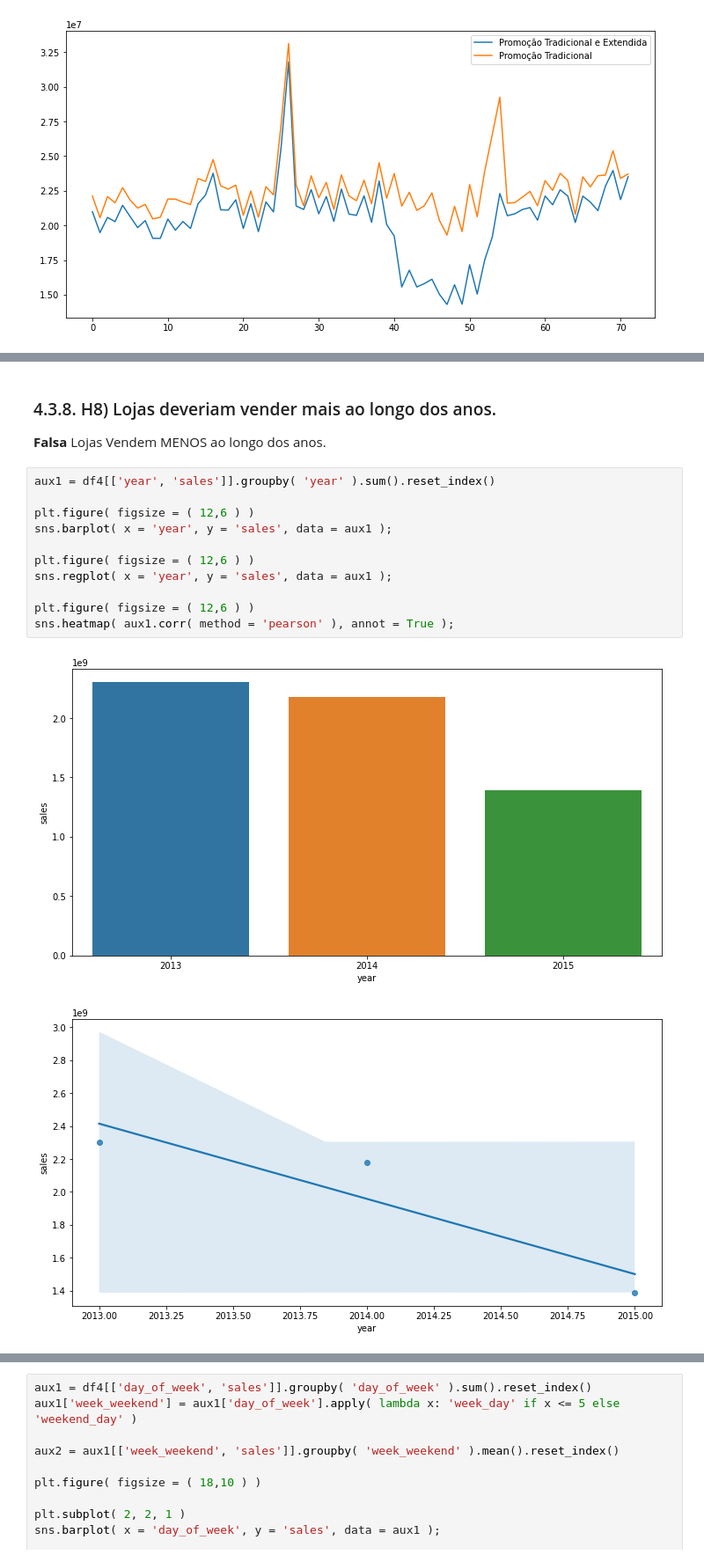
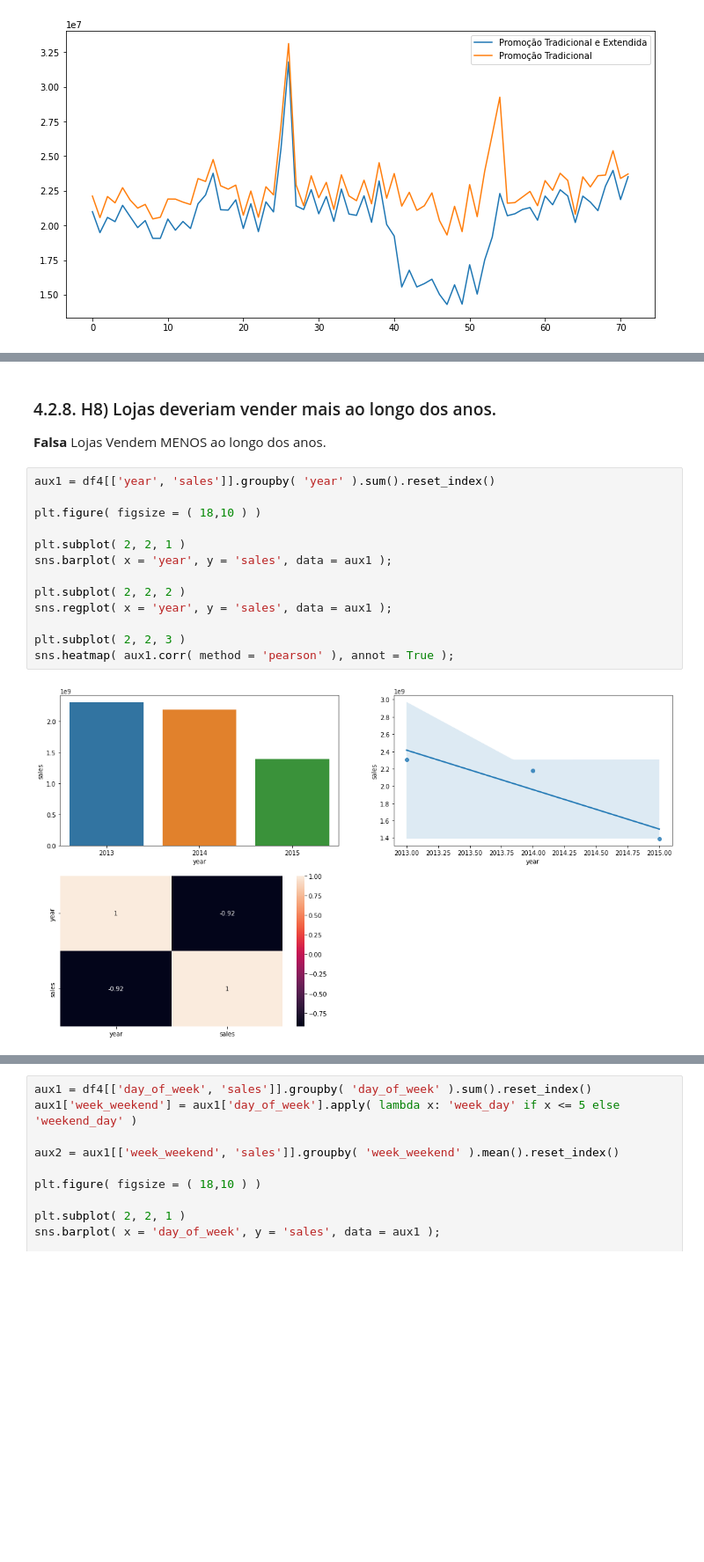
Before and after one commit to cristiandaco/rossmann_project, a Jupyter notebook: 03_Analise_exploratoria_Rossmann.ipynb, the cells around one changed output, grey strips where cells are left out. Shown at 88% size. Saved outputs shown, nothing was run; the diff lists cells and outputs as text; blank space fills up the shorter version.

```diff
--- a/03_Analise_exploratoria_Rossmann.ipynb
+++ b/03_Analise_exploratoria_Rossmann.ipynb
@@ -509,17 +534,18 @@ sns.barplot( x = 'year', y = 'sales', hue = 'state_holiday', data = aux3, );
 # %% [markdown]
-### 4.3.8. H8) Lojas deveriam vender mais ao longo dos anos.
+### 4.2.8. H8) Lojas deveriam vender mais ao longo dos anos.
 **Falsa** Lojas Vendem MENOS ao longo dos anos.
 # %%
 aux1 = df4[['year', 'sales']].groupby( 'year' ).sum().reset_index()
 
-plt.figure( figsize = ( 12,6 ) )
+plt.figure( figsize = ( 18,10 ) )
+
+plt.subplot( 2, 2, 1 )
 sns.barplot( x = 'year', y = 'sales', data = aux1 );
 
-plt.figure( figsize = ( 12,6 ) )
+plt.subplot( 2, 2, 2 )
 sns.regplot( x = 'year', y = 'sales', data = aux1 );
 
-plt.figure( figsize = ( 12,6 ) )
+plt.subplot( 2, 2, 3 )
 sns.heatmap( aux1.corr( method = 'pearson' ), annot = True );
 # %% [output]
-[figure, old version]
+[figure, new version]
-[figure, removed]
```
Also changed, not shown: parts of 31 cells of this notebook.
